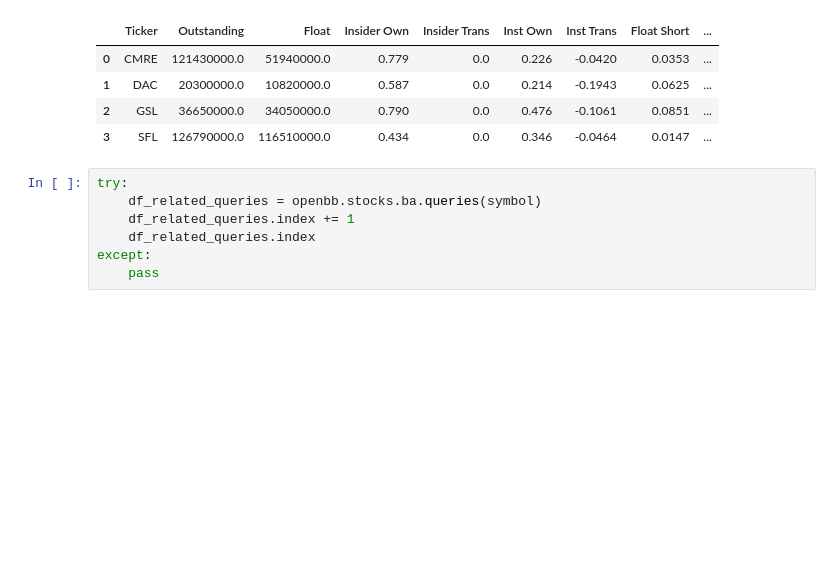
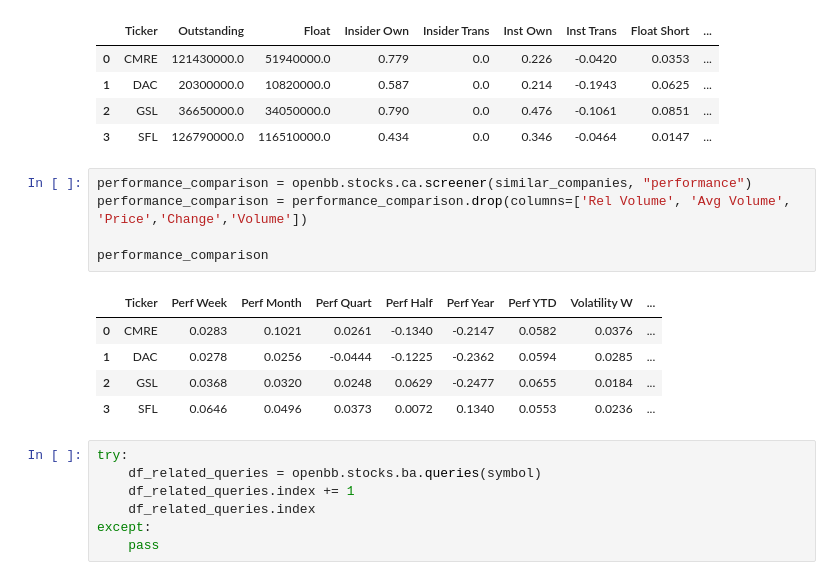
Before and after one commit to derekcheungsa/live-dd-reports, a Jupyter notebook: due_diligence.ipynb, the cells around one changed output. Cells and saved outputs as stored; diff of their text form; blank space fills up the shorter version.

```diff
--- a/due_diligence.ipynb
+++ b/due_diligence.ipynb
@@ -434,6 +437,17 @@ ownership_comparison
 | 1 | DAC | 20300000.0 | 10820000.0 | 0.587 | 0.0 | 0.214 | -0.1943 | 0.0625 | ... |
 | 2 | GSL | 36650000.0 | 34050000.0 | 0.790 | 0.0 | 0.476 | -0.1061 | 0.0851 | ... |
 | 3 | SFL | 126790000.0 | 116510000.0 | 0.434 | 0.0 | 0.346 | -0.0464 | 0.0147 | ... |
+# %%
+performance_comparison = openbb.stocks.ca.screener(similar_companies, "performance")
+performance_comparison = performance_comparison.drop(columns=['Rel Volume', 'Avg Volume', 'Price','Change','Volume'])
+
+performance_comparison
+# %% [output]
+|  | Ticker | Perf Week | Perf Month | Perf Quart | Perf Half | Perf Year | Perf YTD | Volatility W | ... |
+| 0 | CMRE | 0.0283 | 0.1021 | 0.0261 | -0.1340 | -0.2147 | 0.0582 | 0.0376 | ... |
+| 1 | DAC | 0.0278 | 0.0256 | -0.0444 | -0.1225 | -0.2362 | 0.0594 | 0.0285 | ... |
+| 2 | GSL | 0.0368 | 0.0320 | 0.0248 | 0.0629 | -0.2477 | 0.0655 | 0.0184 | ... |
+| 3 | SFL | 0.0646 | 0.0496 | 0.0373 | 0.0072 | 0.1340 | 0.0553 | 0.0236 | ... |
 # %%
 try:
     df_related_queries = openbb.stocks.ba.queries(symbol)
```
Also changed, not shown: parts of 8 cells of this notebook, 19 other files.
